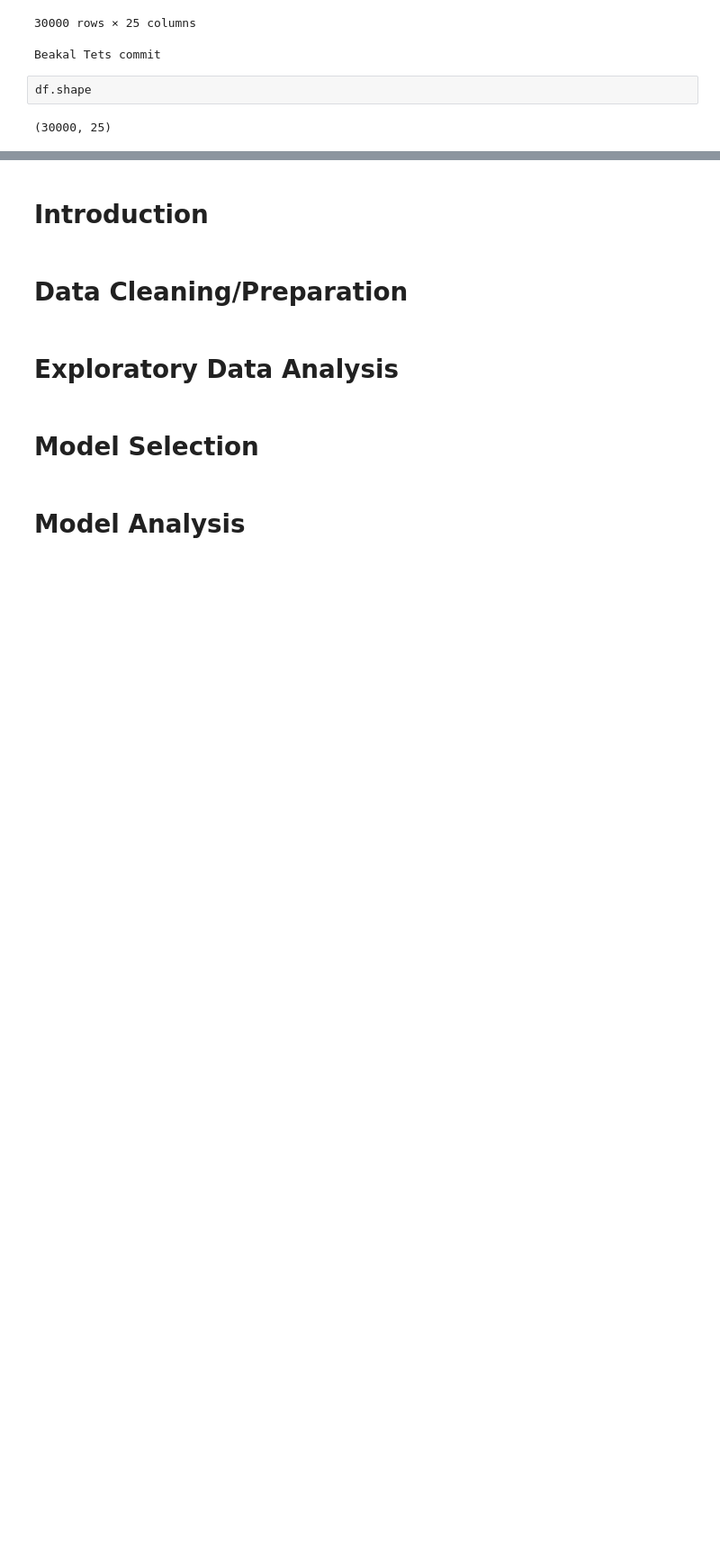
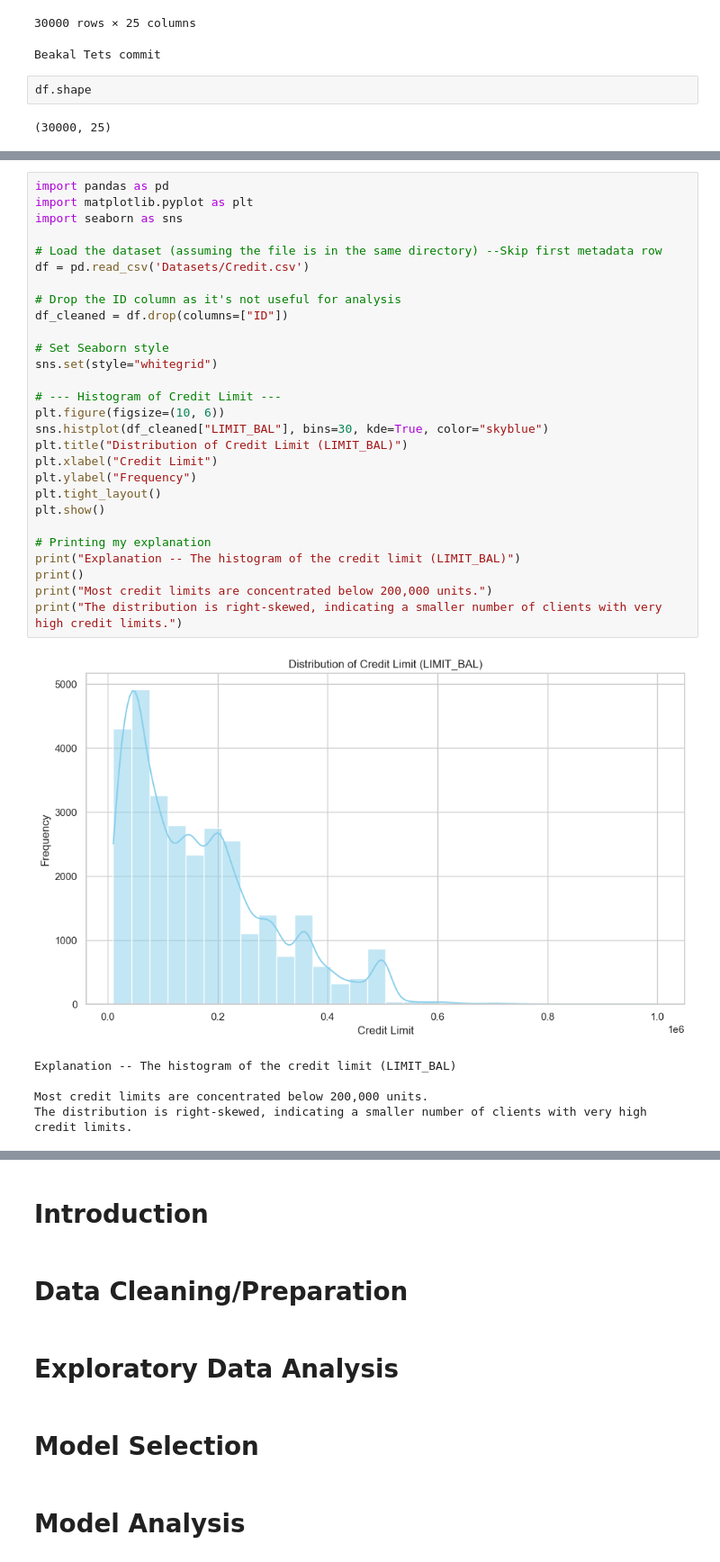
Before and after one commit to MaximeBoulat/AAI500-TeamProject, a Jupyter notebook: TeamProject.ipynb, the cells around one changed output, grey strips where cells are left out. Shown at 90% size. Cells and saved outputs as stored; diff of their text form; blank space fills up the shorter version.

```diff
--- a/TeamProject.ipynb
+++ b/TeamProject.ipynb
@@ -33,0 +67,34 @@ df.shape
+# %%
+import pandas as pd
+import matplotlib.pyplot as plt
+import seaborn as sns
+
+# Load the dataset (assuming the file is in the same directory) --Skip first metadata row
+df = pd.read_csv('Datasets/Credit.csv')
+
+# Drop the ID column as it's not useful for analysis
+df_cleaned = df.drop(columns=["ID"])
+
+# Set Seaborn style
+sns.set(style="whitegrid")
+
+# --- Histogram of Credit Limit ---
+plt.figure(figsize=(10, 6))
+sns.histplot(df_cleaned["LIMIT_BAL"], bins=30, kde=True, color="skyblue")
+plt.title("Distribution of Credit Limit (LIMIT_BAL)")
+plt.xlabel("Credit Limit")
+plt.ylabel("Frequency")
+plt.tight_layout()
+plt.show()
+
+# Printing my explanation
+print("Explanation -- The histogram of the credit limit (LIMIT_BAL)")
+print()
+print("Most credit limits are concentrated below 200,000 units.")
+print("The distribution is right-skewed, indicating a smaller number of clients with very high credit limits.")
+# %% [output]
+[figure, added]
+Explanation -- The histogram of the credit limit (LIMIT_BAL)
+
+Most credit limits are concentrated below 200,000 units.
+The distribution is right-skewed, indicating a smaller number of clients with very high credit limits.
```
Also changed, not shown: parts of 5 cells of this notebook.
